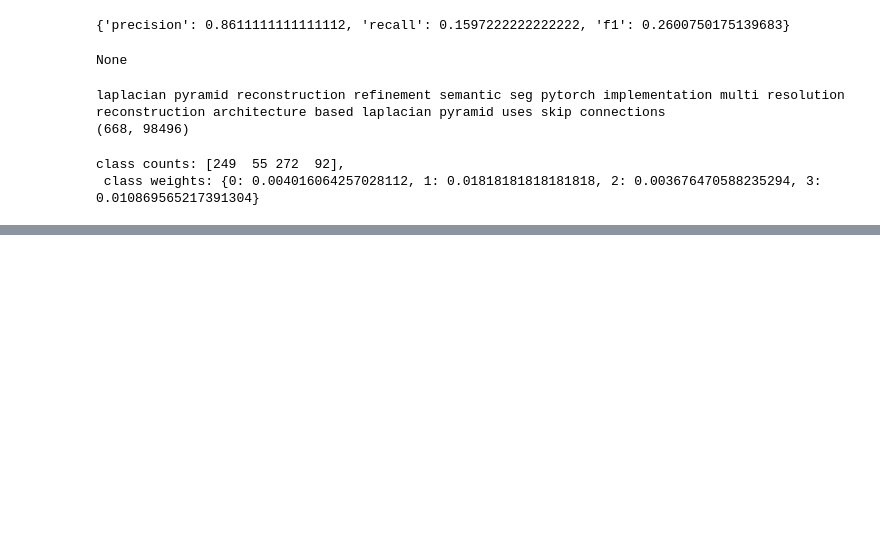
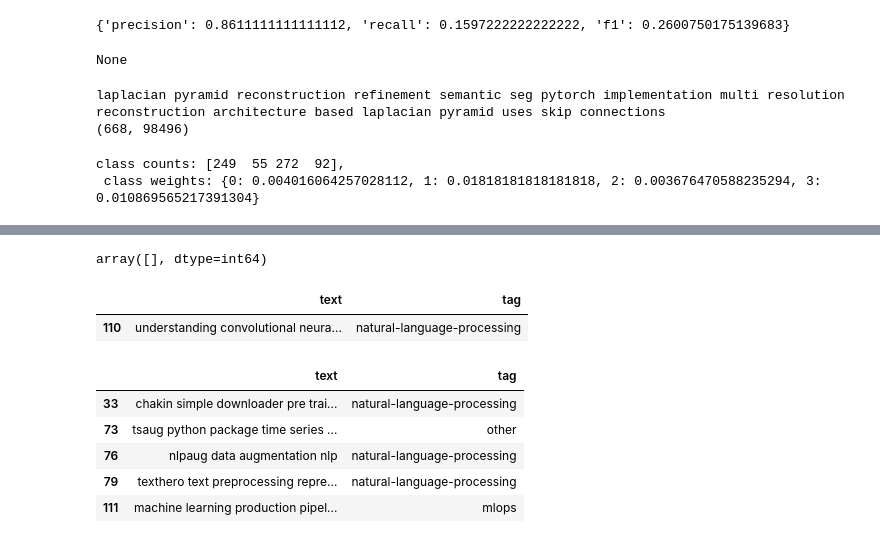
Before and after one commit to octave-ati/MLOps-Text-Classification, a Jupyter notebook: Notebook.ipynb, the cells around one changed output, grey strips where cells are left out. Cells and saved outputs as stored; diff of their text form; code cells hidden in the pictures; blank space fills up the shorter version.

```diff
--- a/Notebook.ipynb
+++ b/Notebook.ipynb
@@ -835,0 +1121,21 @@ class counts: [249  55 272  92],
+# %%
+# Used to show raw text
+test_df = pd.DataFrame({"text": X_test_raw, "tag": label_encoder.decode(y_test)})
+
+# Tag to inspect
+tag = "mlops"
+index = label_encoder.class_to_index[tag]
+indices = np.where(y_test==index)[0]
+
+# Confidence score for the correct class is below a threshold
+low_confidence = []
+min_threshold = 0.5
+for i in indices:
+    prob = y_prob[i][index]
+    if prob <= 0.5:
+        low_confidence.append({"text": test_df.text[i],
+                               "true": label_encoder.index_to_class[y_test[i]],
+                               "pred": label_encoder.index_to_class[y_pred[i]],
+                               "prob": prob})
+
+low_confidence[0:5]
@@ -835,0 +1182,38 @@ class counts: [249  55 272  92],
+# %%
+label_error_indices
+# %% [output]
+array([], dtype=int64)
+# %%
+#Defining slicing functions with snorkel
+from snorkel.slicing import PandasSFApplier
+from snorkel.slicing import slice_dataframe
+from snorkel.slicing import slicing_function
+
+@slicing_function()
+def nlp_cnn(x):
+    """NLP Projects that use convolution."""
+    nlp_projects = "natural-language-processing" in x.tag
+    convolution_projects = "CNN" in x.text or "convolution" in x.text
+    return (nlp_projects and convolution_projects)
+
+
+@slicing_function()
+def short_text(x):
+    """Projects with short titles and descriptions."""
+    return len(x.text.split()) < 8  # less than 8 words
+# %%
+nlp_cnn_df = slice_dataframe(test_df, nlp_cnn)
+nlp_cnn_df[["text", "tag"]].head()
+# %% [output]
+|  | text | tag |
+| 110 | understanding convolutional neura... | natural-language-processing |
+# %%
+short_text_df = slice_dataframe(test_df, short_text)
+short_text_df[["text", "tag"]].head()
+# %% [output]
+|  | text | tag |
+| 33 | chakin simple downloader pre trai... | natural-language-processing |
+| 73 | tsaug python package time series ... | other |
+| 76 | nlpaug data augmentation nlp | natural-language-processing |
+| 79 | texthero text preprocessing repre... | natural-language-processing |
+| 111 | machine learning production pipel... | mlops |
```
Also changed, not shown: parts of 46 cells of this notebook.
